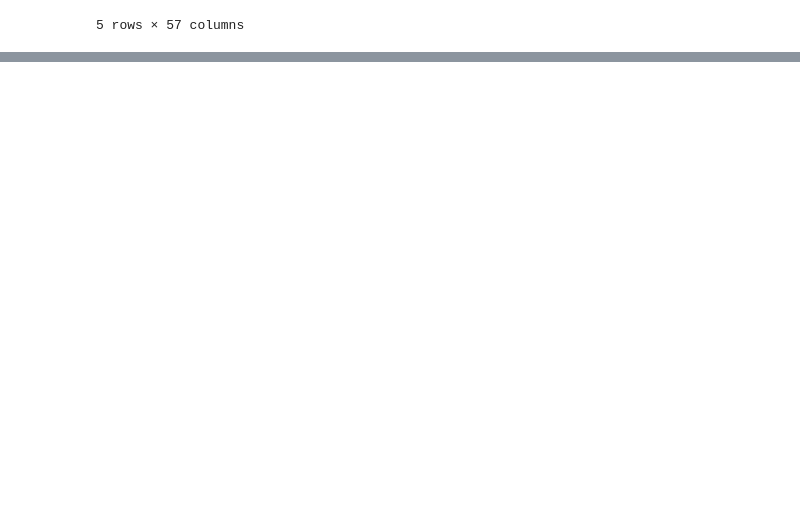
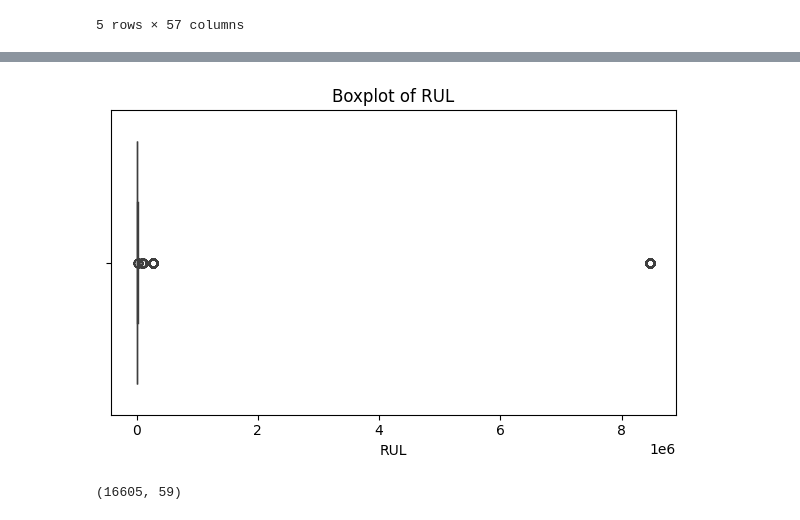
Before and after one commit to axeltanjung/rul_casting_machine, a Jupyter notebook: notebooks/01_eda.ipynb, the cells around one changed output, grey strips where cells are left out. Saved outputs shown, nothing was run; the diff lists cells and outputs as text; code cells hidden in the pictures; blank space fills up the shorter version.

```diff
--- a/notebooks/01_eda.ipynb
+++ b/notebooks/01_eda.ipynb
@@ -22,0 +137,19 @@ df_rul.head()
+# %%
+plt.figure(figsize=(6, 4))
+sns.boxplot(x=df["RUL"])
+plt.title("Boxplot of RUL")
+plt.tight_layout()
+plt.show()
+# %% [output]
+[figure, added]
+# %%
+q1, q3 = df["RUL"].quantile([0.25, 0.75])
+iqr = q3 - q1
+lower, upper = q1 - 1.5 * iqr, q3 + 1.5 * iqr
+
+mask = df["RUL"].between(lower, upper)
+df_iqr = df.loc[mask].copy()
+
+df_iqr.shape
+# %% [output]
+(16605, 59)
```
Also changed, not shown: parts of 43 cells of this notebook, 2 other files.
